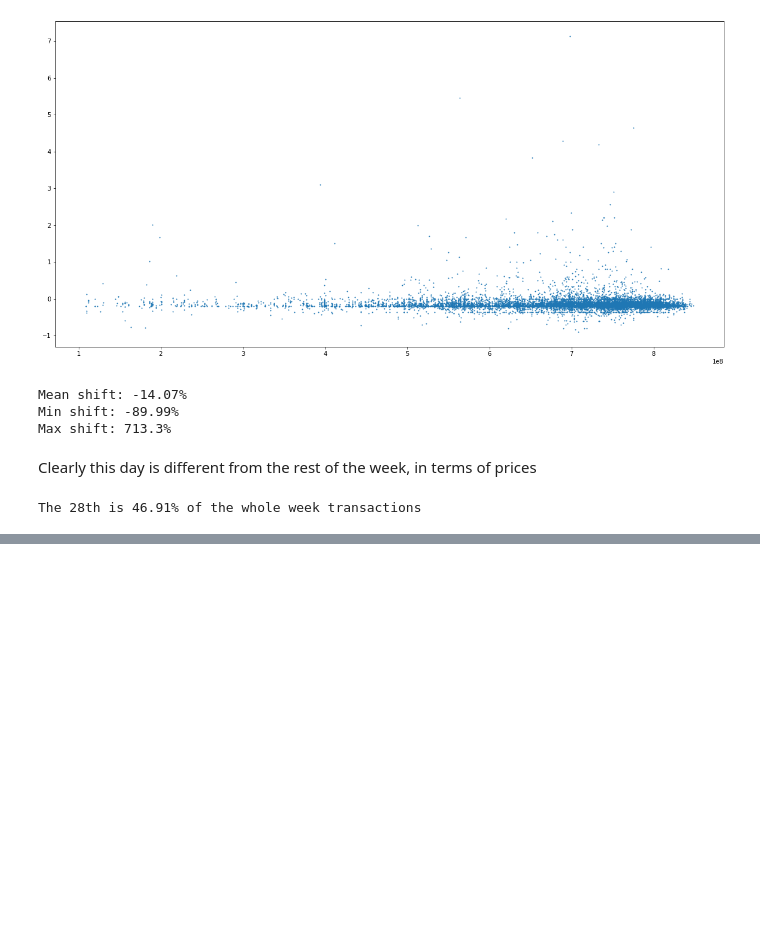
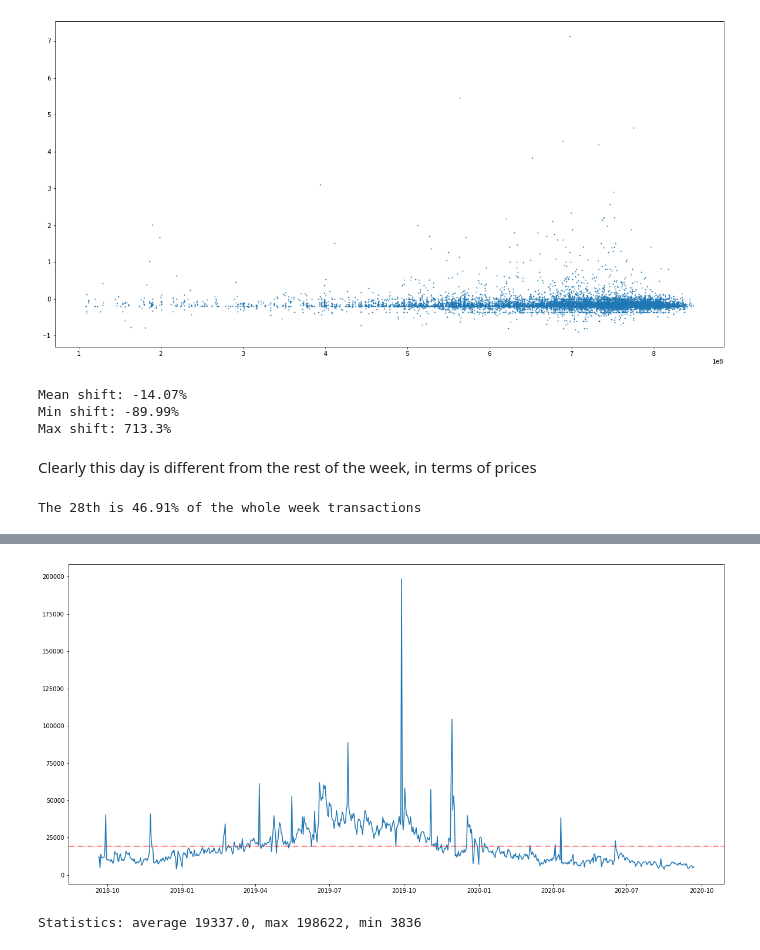
Before and after one commit to Vechus/h-m-recsys-competition, a Jupyter notebook: SalesEDA/data analysis 23-09-2019 to 30-09-2019.ipynb, the cells around one changed output, grey strips where cells are left out. Drawn from its saved outputs; the diff is of its cells as text; code cells hidden in the pictures; blank space fills up the shorter version.

```diff
--- a/SalesEDA/data analysis 23-09-2019 to 30-09-2019.ipynb
+++ b/SalesEDA/data analysis 23-09-2019 to 30-09-2019.ipynb
@@ -189,3 +189,11 @@ Clearly this day is different from the rest of the week, in terms of prices
 print("The 28th is {:3.4}% of the whole week transactions".format(peak_day_df.shape[0]/cutout.shape[0]*100))
 # %% [output]
 The 28th is 46.91% of the whole week transactions
+# %%
+# When where items sold during sales sold during the rest of the year?
+modified_df = timestamp_df.drop('sales_channel_id',axis=1, inplace=False)
+modified_df.drop('customer_id',axis=1,inplace=True)
+modified_df.drop('price', axis=1, inplace=True)
+modified_peak_df = peak_day_df.drop(['price', 'sales_channel_id', 't_dat', 'customer_id'], axis=1, inplace=False)
+modified_peak_df = modified_peak_df.groupby('article_id').count()
+modified_peak_df
@@ -191,0 +215,3 @@ The 28th is 46.91% of the whole week transactions
+# %%
+result_join = modified_peak_df.join(modified_df.set_index('article_id'), how='inner', lsuffix='_o', rsuffix='_p')
+result_join
@@ -191,0 +233,3 @@ The 28th is 46.91% of the whole week transactions
+# %%
+graph = result_join.groupby("t_dat")["t_dat"].count()
+graph
@@ -191,0 +250,9 @@ The 28th is 46.91% of the whole week transactions
+# %%
+fig, ax = plt.subplots(figsize=(20, 10))
+ax.plot(graph.index, graph)
+ax.axhline(y=graph.mean(), color='r', linestyle='-.', alpha=0.6)
+plt.show()
+print("Statistics: average {:5.6}, max {}, min {}".format(graph.mean(), graph.max(), graph.min()))
+# %% [output]
+[figure, added]
+Statistics: average 19337.0, max 198622, min 3836
```
Also changed, not shown: parts of 9 cells of this notebook.
